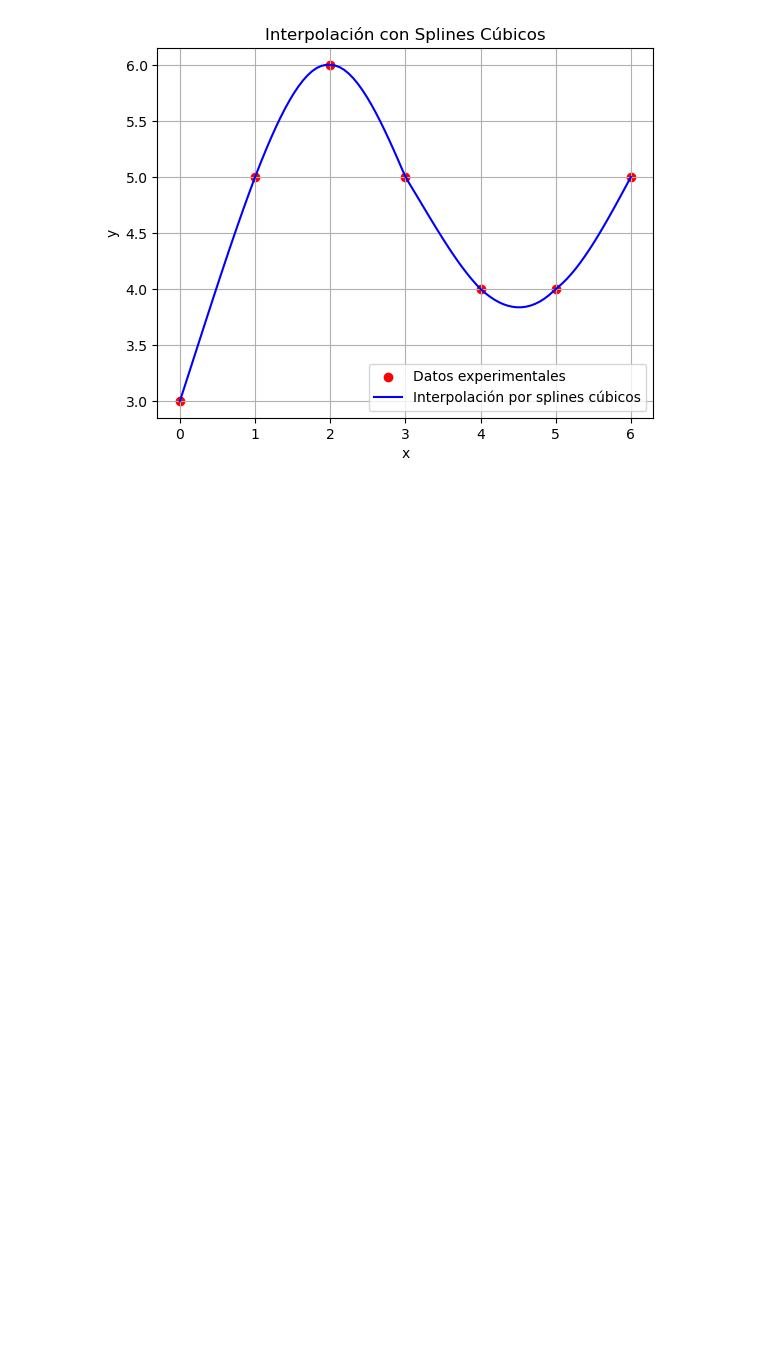
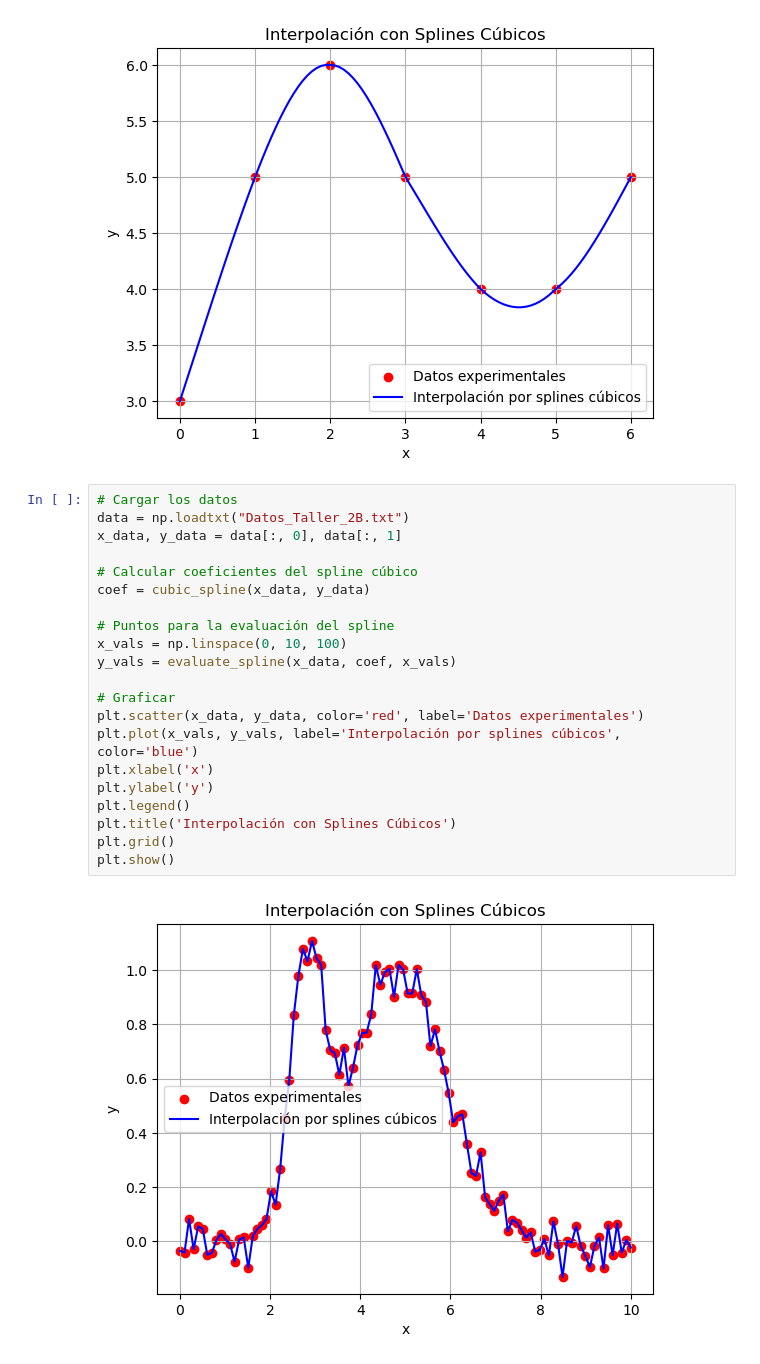
Before and after one commit to Jacobo24/Talleres_sim_num, a Jupyter notebook: Taller 2/Taller_2-Interpolación.ipynb, the cells around one changed output. Saved outputs shown, nothing was run; the diff lists cells and outputs as text; blank space fills up the shorter version.

```diff
--- a/Taller_2-Interpolación.ipynb
+++ b/Taller 2/Taller_2-Interpolación.ipynb
@@ -183,3 +183,26 @@ plt.grid()
 plt.show()
 # %% [output]
 [figure]
+# %%
+# Cargar los datos
+data = np.loadtxt("Datos_Taller_2B.txt")
+x_data, y_data = data[:, 0], data[:, 1]
+
+# Calcular coeficientes del spline cúbico
+coef = cubic_spline(x_data, y_data)
+
+# Puntos para la evaluación del spline
+x_vals = np.linspace(0, 10, 100)
+y_vals = evaluate_spline(x_data, coef, x_vals)
+
+# Graficar
+plt.scatter(x_data, y_data, color='red', label='Datos experimentales')
+plt.plot(x_vals, y_vals, label='Interpolación por splines cúbicos', color='blue')
+plt.xlabel('x')
+plt.ylabel('y')
+plt.legend()
+plt.title('Interpolación con Splines Cúbicos')
+plt.grid()
+plt.show()
+# %% [output]
+[figure, added]
```
Also changed, not shown: 2 other files.
